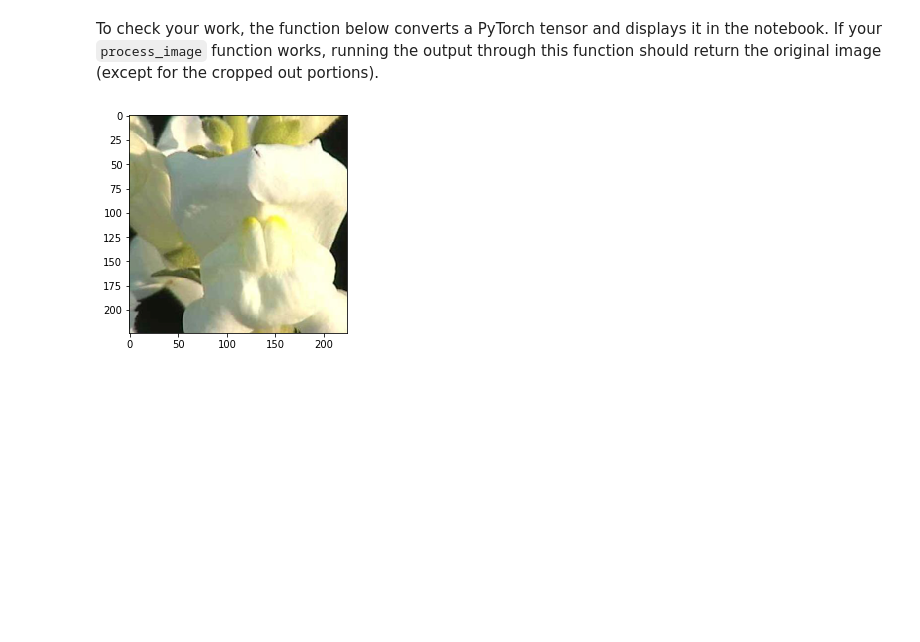
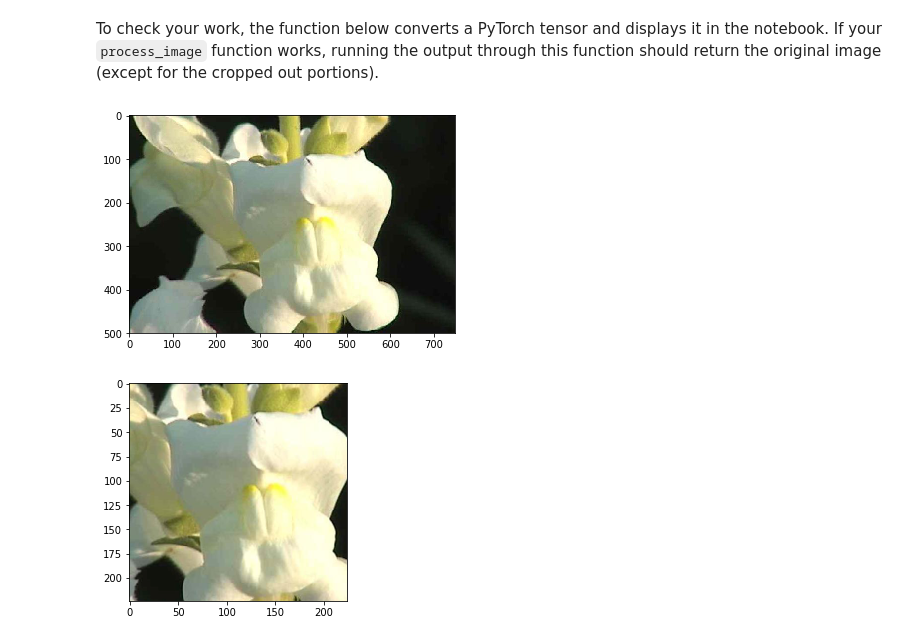
Before and after one commit to Ali-Parandeh/Udacity_AI_Programming_ND_Exercises, a Jupyter notebook: Project - Create Your Own Image Classifier/Image Classifier Project.ipynb, the cells around one changed output. Saved outputs shown, nothing was run; the diff lists cells and outputs as text; code cells hidden in the pictures; blank space fills up the shorter version.

```diff
--- a/Project - Create Your Own Image Classifier/Image Classifier Project.ipynb
+++ b/Project - Create Your Own Image Classifier/Image Classifier Project.ipynb
@@ -486,5 +488,9 @@ def imshow(image, ax=None, title=None):
 
     return ax
+# %%
+plt.imshow(Image.open("flowers/test/11/image_03098.jpg"));
+# %% [output]
+[figure, added]
 # %%
 imshow(process_image("flowers/test/11/image_03098.jpg"));
 # %% [output]
```
Also changed, not shown: parts of 5 cells of this notebook.
